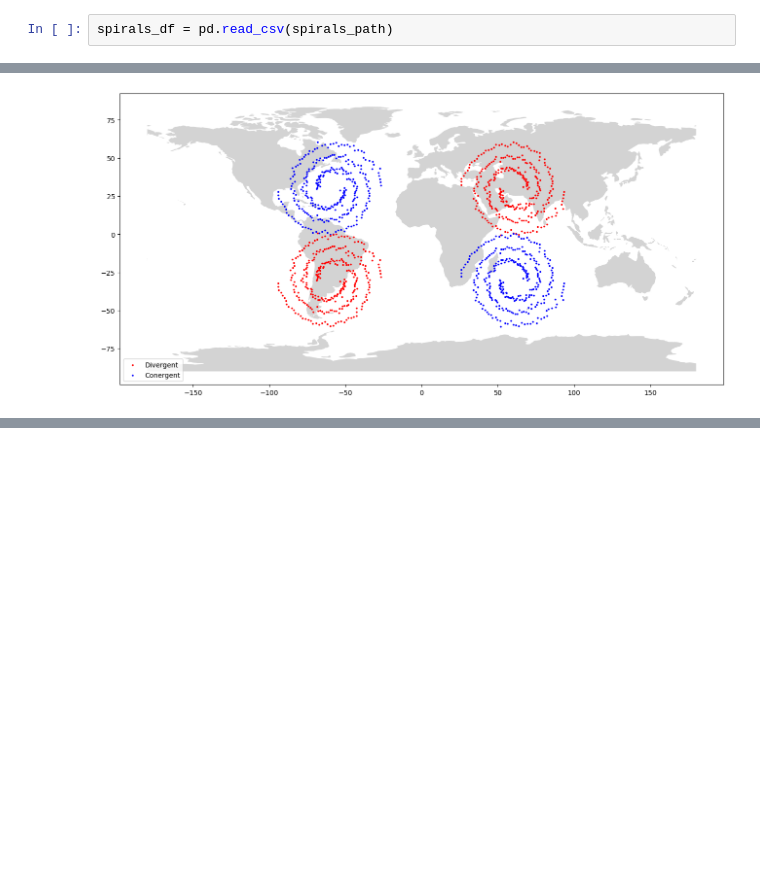
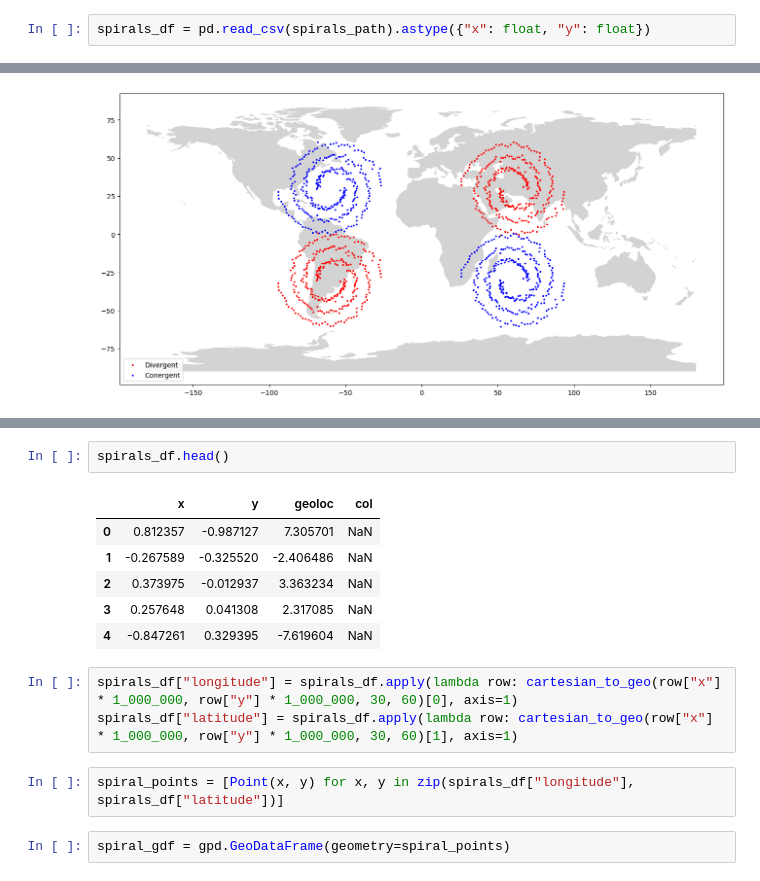
Before and after one commit to janiejestemja/geo, a Jupyter notebook: eda_sketch.ipynb, the cells around one changed output, grey strips where cells are left out. Cells and saved outputs as stored; diff of their text form; blank space fills up the shorter version.

```diff
--- a/eda_sketch.ipynb
+++ b/eda_sketch.ipynb
@@ -571,5 +564,5 @@ plt.show()
 # %%
 spirals_path = geodatasets.get_path("geoda.spirals")
 # %%
-spirals_df = pd.read_csv(spirals_path)
+spirals_df = pd.read_csv(spirals_path).astype({"x": float, "y": float})
 # %%
@@ -604,0 +624,16 @@ plt.show()
+# %%
+spirals_df.head()
+# %% [output]
+|  | x | y | geoloc | col |
+| 0 | 0.812357 | -0.987127 | 7.305701 | NaN |
+| 1 | -0.267589 | -0.325520 | -2.406486 | NaN |
+| 2 | 0.373975 | -0.012937 | 3.363234 | NaN |
+| 3 | 0.257648 | 0.041308 | 2.317085 | NaN |
+| 4 | -0.847261 | 0.329395 | -7.619604 | NaN |
+# %%
+spirals_df["longitude"] = spirals_df.apply(lambda row: cartesian_to_geo(row["x"] * 1_000_000, row["y"] * 1_000_000, 30, 60)[0], axis=1)
+spirals_df["latitude"] = spirals_df.apply(lambda row: cartesian_to_geo(row["x"] * 1_000_000, row["y"] * 1_000_000, 30, 60)[1], axis=1)
+# %%
+spiral_points = [Point(x, y) for x, y in zip(spirals_df["longitude"], spirals_df["latitude"])]
+# %%
+spiral_gdf = gpd.GeoDataFrame(geometry=spiral_points)
```
Also changed, not shown: parts of 9 cells of this notebook.
